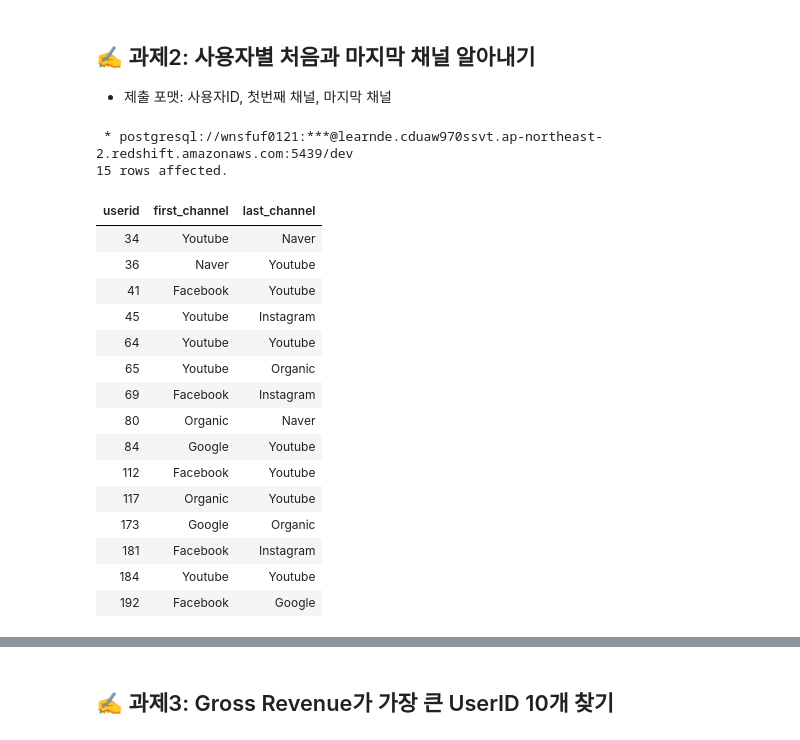
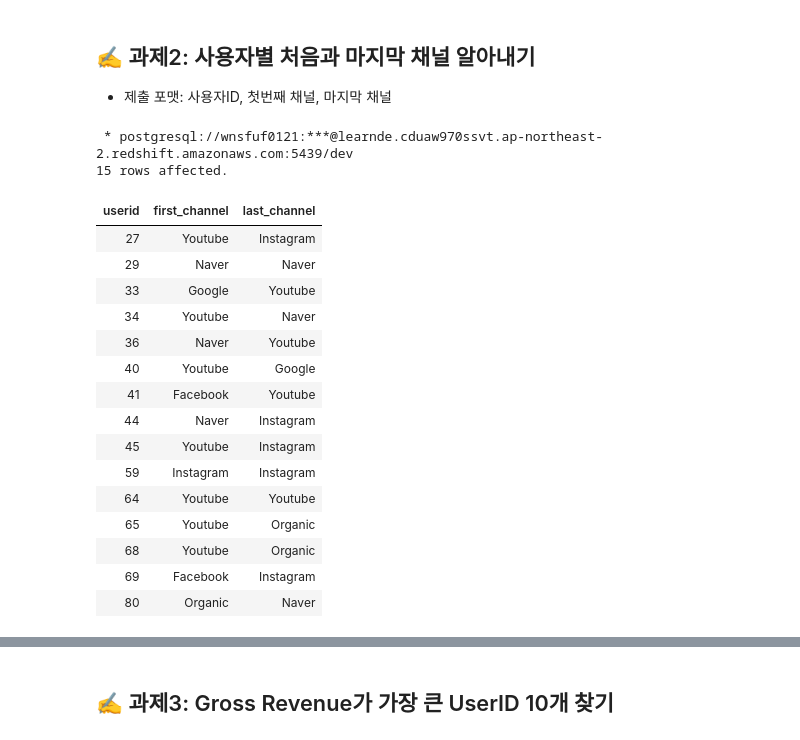
Before and after one commit to DeepFlame-JR/Data_Engineering_KIT, a Jupyter notebook: Week2/2주차 SQL 실습.ipynb, the cells around one changed output, grey strips where cells are left out. Saved outputs shown, nothing was run; the diff lists cells and outputs as text; code cells hidden in the pictures.

```diff
--- a/Week2/2주차 SQL 실습.ipynb
+++ b/Week2/2주차 SQL 실습.ipynb
@@ -974,36 +977,37 @@ JOIN wnsfuf0121.Vital v2 ON v1.vitalID = v2.vitalID;
 # %%
 %%sql
 
 SELECT A.userid, A.channel as first_channel, B.channel as last_channel
 FROM(
     SELECT usc.userid, usc.channel, ROW_NUMBER() OVER(PARTITION BY userid ORDER BY ts) asc_seq
     FROM raw_data.user_session_channel usc
     JOIN raw_data.session_timestamp st ON usc.sessionid = st.sessionid
 ) A
 LEFT JOIN(
     SELECT usc.userid, usc.channel, ROW_NUMBER() OVER(PARTITION BY userid ORDER BY ts desc) desc_seq
     FROM raw_data.user_session_channel usc
     JOIN raw_data.session_timestamp st ON usc.sessionid = st.sessionid
 ) B
 ON A.userid=B.userid
 WHERE A.asc_seq=1 AND B.desc_seq=1
+ORDER BY 1
 LIMIT 15;
 # %% [output]
  * postgresql://wnsfuf0121:***@learnde.cduaw970ssvt.ap-northeast-2.redshift.amazonaws.com:5439/dev
 15 rows affected.
 | userid | first_channel | last_channel |
+| 27 | Youtube | Instagram |
+| 29 | Naver | Naver |
+| 33 | Google | Youtube |
 | 34 | Youtube | Naver |
 | 36 | Naver | Youtube |
+| 40 | Youtube | Google |
 | 41 | Facebook | Youtube |
+| 44 | Naver | Instagram |
 | 45 | Youtube | Instagram |
+| 59 | Instagram | Instagram |
 | 64 | Youtube | Youtube |
 | 65 | Youtube | Organic |
+| 68 | Youtube | Organic |
 | 69 | Facebook | Instagram |
 | 80 | Organic | Naver |
-| 84 | Google | Youtube |
-| 112 | Facebook | Youtube |
-| 117 | Organic | Youtube |
-| 173 | Google | Organic |
-| 181 | Facebook | Instagram |
-| 184 | Youtube | Youtube |
-| 192 | Facebook | Google |
```
Also changed, not shown: parts of 8 cells of this notebook.
